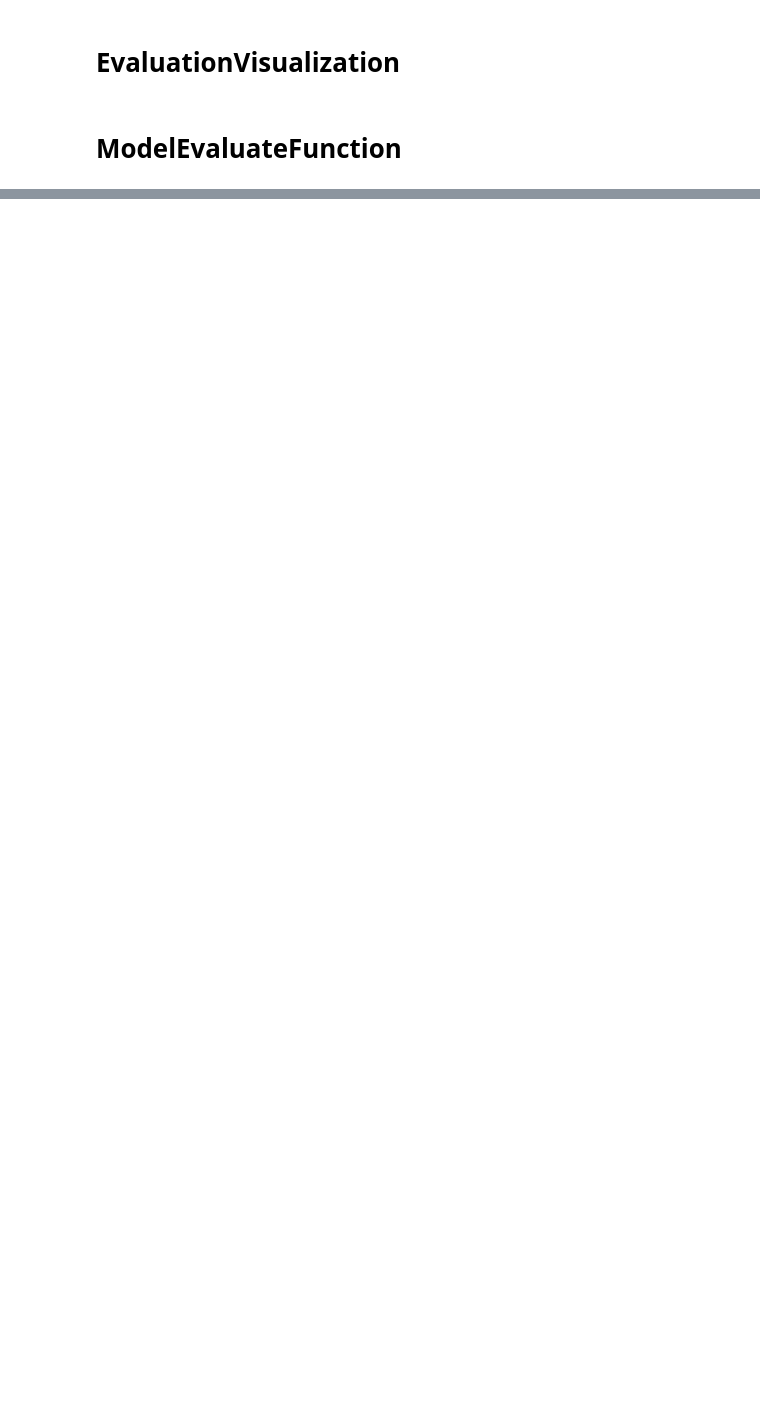
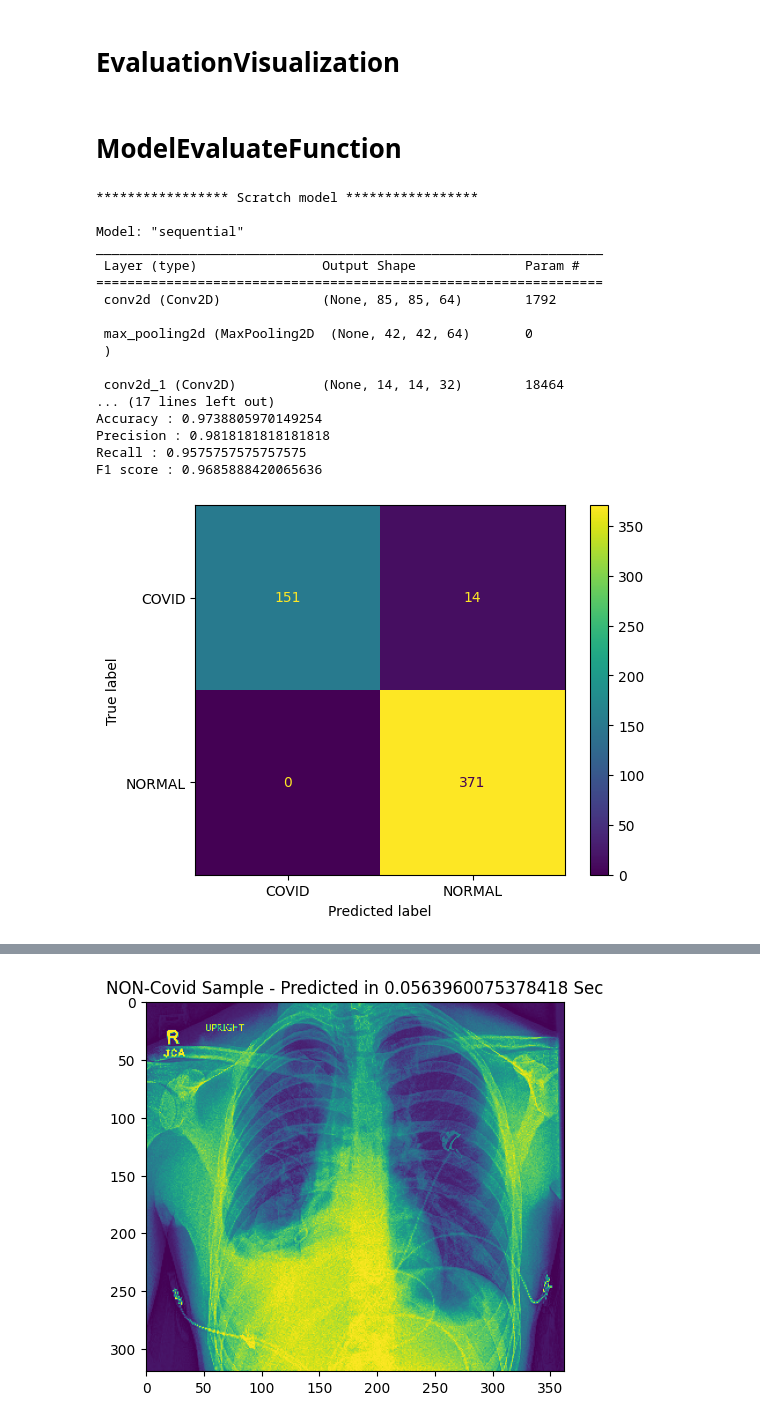
Before and after one commit to devaliakbar/CovidDetectionXrays, a Jupyter notebook: EvaluateModels.ipynb, the cells around one changed output, grey strips where cells are left out. Drawn from its saved outputs; the diff is of its cells as text; code cells hidden in the pictures; blank space fills up the shorter version.

Commit message:
Model comparison

```diff
--- a/EvaluateModels.ipynb
+++ b/EvaluateModels.ipynb
@@ -39,7 +58,16 @@ def show_model_chart(label, accuracy, precision, recall, f1):
+# %%
+import matplotlib.image as mpimg
+
+def print_image(title, path):
+    img = mpimg.imread(path)
+    imgplot = plt.imshow(img)
+    plt.title(title)
+    plt.show()
 # %% [markdown]
 # ModelEvaluateFunction
 # %%
 from sklearn.metrics import confusion_matrix, accuracy_score, precision_score, recall_score, f1_score
+import time
 
 def evaluate(label, model):
     print('\n*****************',label, '*****************\n')
@@ -71,8 +99,54 @@ def evaluate(label, model):
     f1 = f1_score(y_test, y_pred, average = "macro")
     print('F1 score :', f1)
 
-    show_model_chart(label, accuracy, precision, recall, f1)
+    show_performance_graph(label, accuracy, precision, recall, f1)
+
+    non_covid_img_path = 'images/non/patient01217-study2-view1_frontal.jpg'
+    predict_timer = time.time()
+    single_non_covid_predict_result = model.predict(get_single_image(non_covid_img_path))
+    predict_time_sec = (float((time.time()-predict_timer)))
+    if single_non_covid_predict_result >= 0.5:
+        print_image(('NON-Covid Sample - Predicted in ' + str(predict_time_sec) + ' Sec'), non_covid_img_path)
+    else:
+        print("Predicted wrongly. Expected 'NON-Covid', but predicted 'COVID'")
+
+    covid_img_path = 'images/covid/1.jpg'
+    predict_timer = time.time()
+    single_covid_predict_result = model.predict(get_single_image(covid_img_path))
+    predict_time_sec = (float((time.time()-predict_timer)))
+    if single_covid_predict_result >= 0.5:
+        print("Predicted wrongly. Expected 'Covid', but predicted 'NON-COVID'")
+    else:
+        print_image(('Covid Sample - Predicted in ' + str(predict_time_sec) + ' Sec'), covid_img_path)
+
+    return accuracy, precision, recall, f1, predict_time_sec
+# %%
+models_accuracy = {}
+models_precision = {}
+models_recall = {}
+models_f1 = {}
+models_predict_time = {}
 # %%
 from tensorflow.keras.models import load_model
 # %%
-evaluate('Scratch model', load_model('Output/ScratchModel.h5'))
+label = 'Scratch model'
+models_accuracy[label], models_precision[label], models_recall[label], models_f1[label], models_predict_time[label]  = evaluate(label, load_model('Output/ScratchModel.h5'))
+# %% [output]
+***************** Scratch model *****************
+
+Model: "sequential"
+_________________________________________________________________
+ Layer (type)                Output Shape              Param #
+=================================================================
+ conv2d (Conv2D)             (None, 85, 85, 64)        1792
+
+ max_pooling2d (MaxPooling2D  (None, 42, 42, 64)       0
+ )
+
+ conv2d_1 (Conv2D)           (None, 14, 14, 32)        18464
+... (17 lines left out)
+Accuracy : 0.9738805970149254
+Precision : 0.9818181818181818
+Recall : 0.9575757575757575
+F1 score : 0.9685888420065636
+[figure, added]
@@ -78,0 +155 @@ evaluate('Scratch model', load_model('Output/ScratchModel.h5'))
+[figure, added]
```
Also changed, not shown: parts of 9 cells of this notebook.
